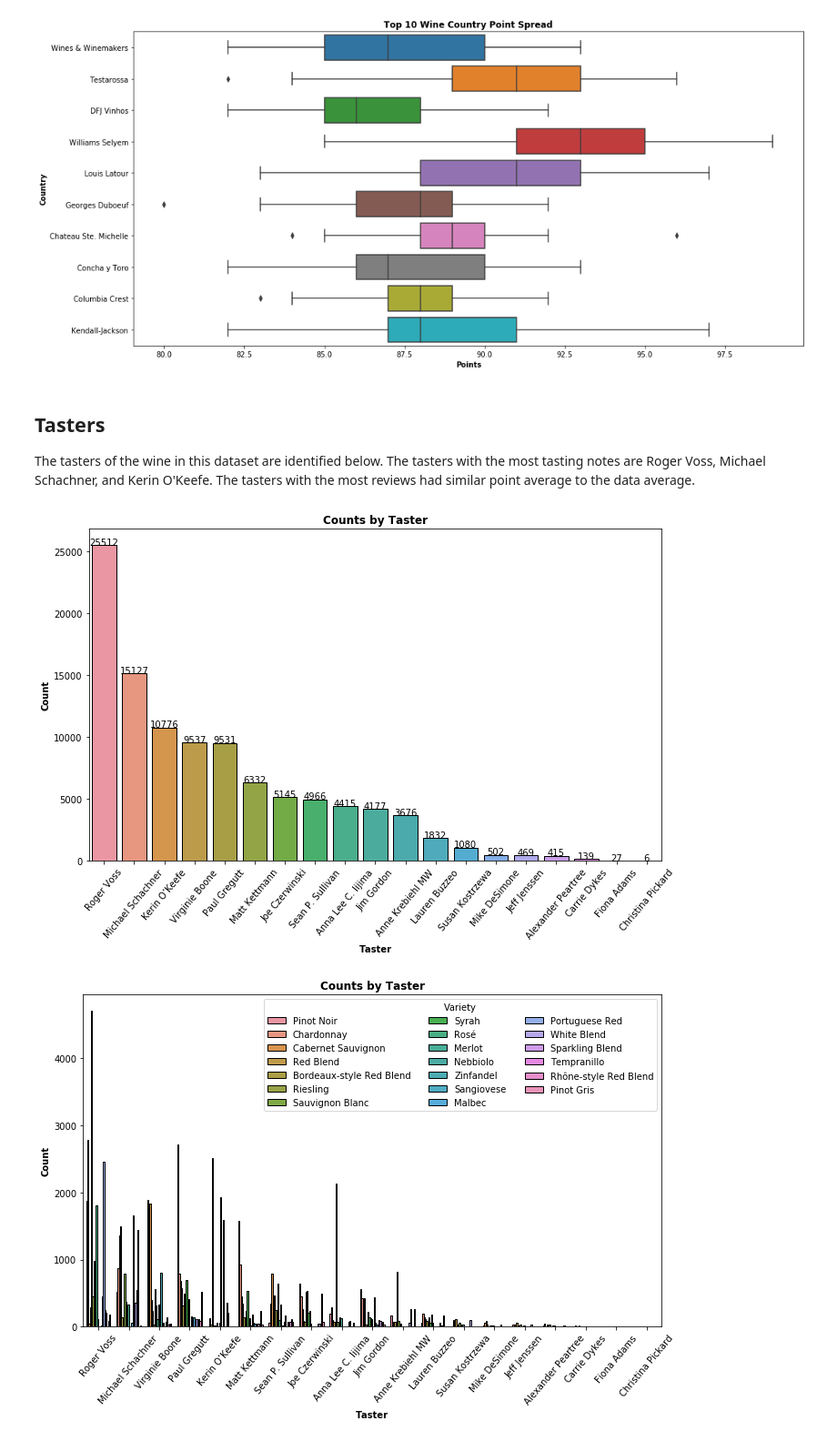
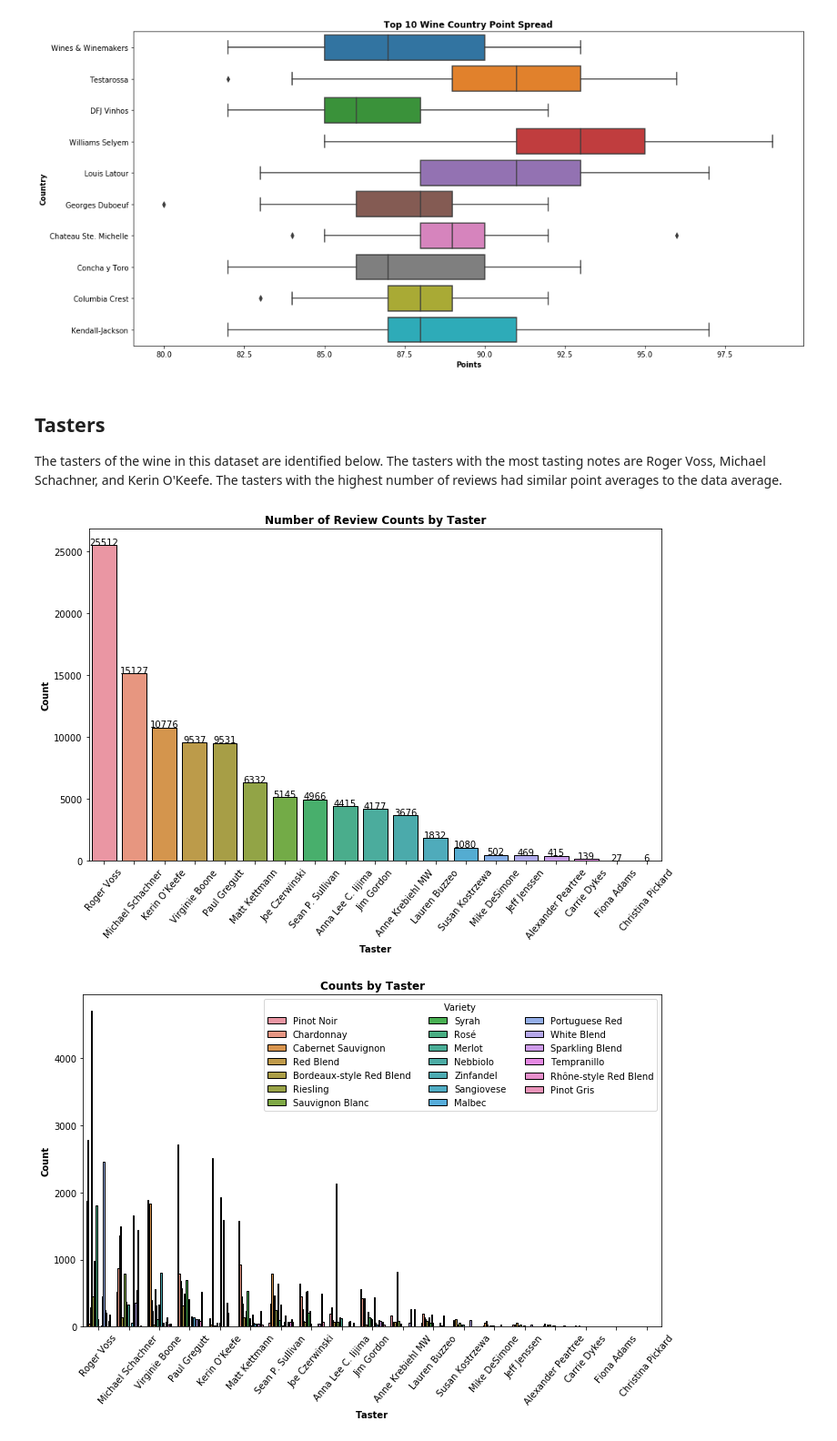
Before and after one commit to andrewab981/Thinkful, a Jupyter notebook: Supervised Learning Capstone/Supervised Learning Capstone.ipynb, the cells around one changed output. Shown at 91% size. Cells and saved outputs as stored; diff of their text form; code cells hidden in the pictures.

```diff
--- a/Supervised Learning Capstone/Supervised Learning Capstone.ipynb
+++ b/Supervised Learning Capstone/Supervised Learning Capstone.ipynb
@@ -609,32 +611,32 @@ plt.show()
 [figure]
 # %% [markdown]
 ## Tasters
-The tasters of the wine in this dataset are identified below. The tasters with the most tasting notes are Roger Voss, Michael Schachner, and Kerin O'Keefe. The tasters with the most reviews had similar point average to the data average.
+The tasters of the wine in this dataset are identified below. The tasters with the most tasting notes are Roger Voss, Michael Schachner, and Kerin O'Keefe. The tasters with the highest number of reviews had similar point averages to the data average.
 # %%
 plt.figure(figsize=(10, 7))
 
 # Plot the chart of Tasters
 graph = sns.countplot(x=df['taster_name'],
                       order=df['taster_name'].value_counts().index,
                      edgecolor='black')
 
 # Add count total for each bar
 i=0
 for p in graph.patches:
     height = p.get_height()
     graph.text(p.get_x()+p.get_width()/2., height + 0.1,
         df['taster_name'].value_counts()[i],ha="center")
     i += 1
 
-plt.title('Counts by Taster', fontweight='bold')
+plt.title('Number of Review Counts by Taster', fontweight='bold')
 plt.xlabel('Taster', fontweight='bold')
 plt.ylabel('Count', fontweight='bold')
 
 plt.xticks(rotation=50)
 plt.tight_layout()
 plt.show()
 # %% [output]
-[figure, old version]
+[figure, new version]
 # %%
 # Create a list with the 20 largest variety opulations
 variety_largest = df['variety'].value_counts().nlargest(20).reset_index()
```
Also changed, not shown: parts of 41 cells of this notebook.
